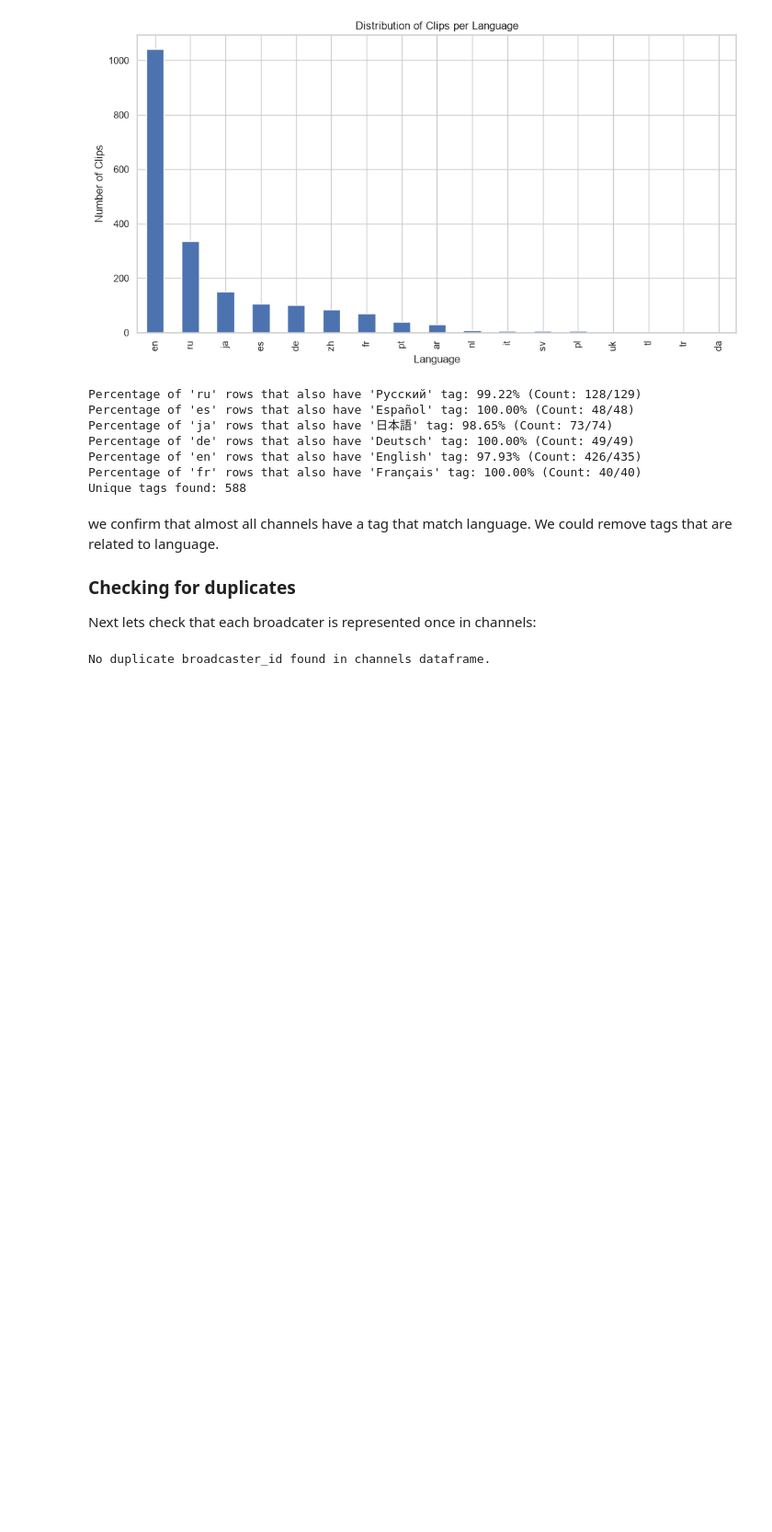
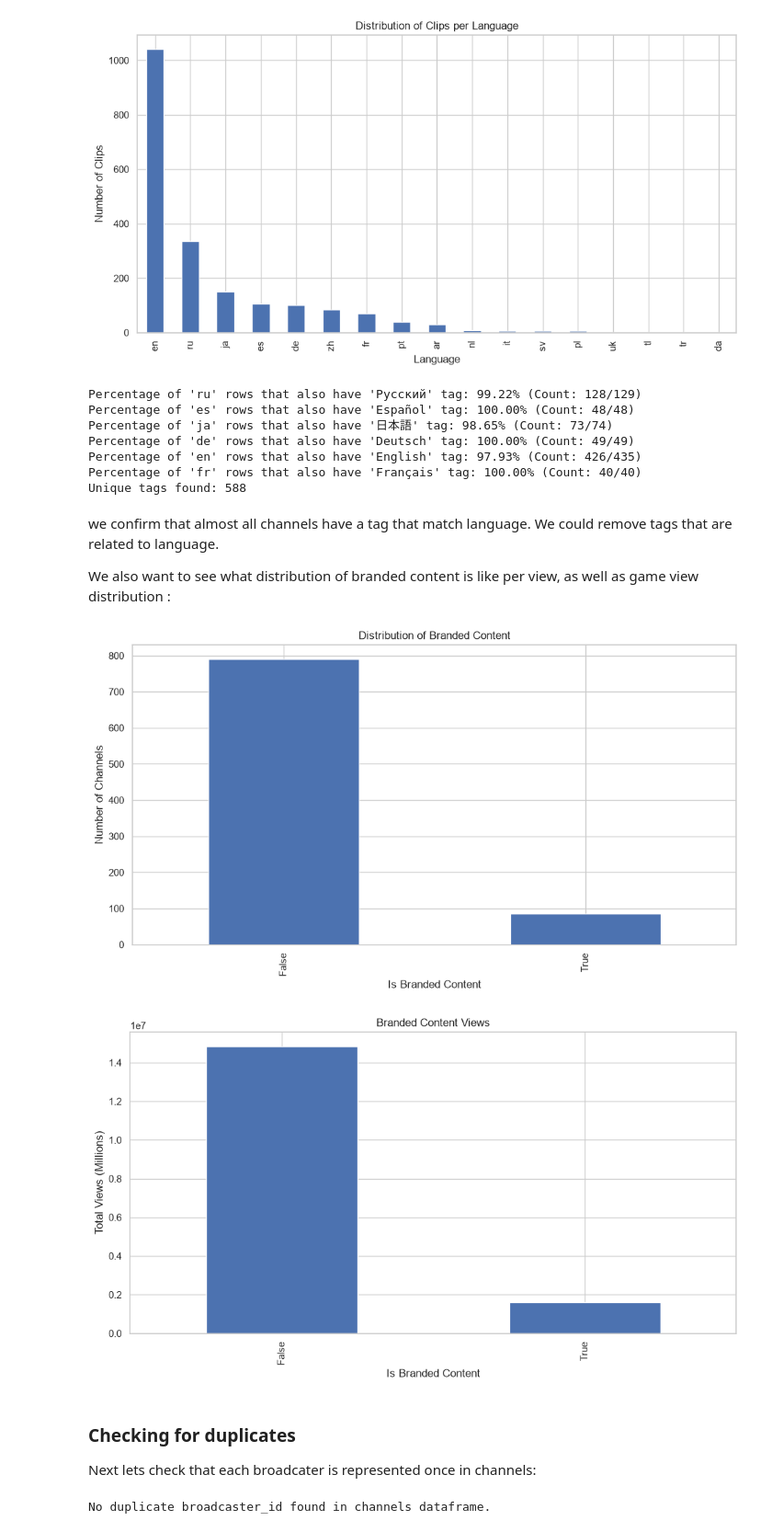
Before and after one commit to Alexandre-Cholat/twitch_live_datacq, a Jupyter notebook: notebooks/exploratory_data_analysis.ipynb, the cells around one changed output. Shown at 92% size. Drawn from its saved outputs; the diff is of its cells as text; code cells hidden in the pictures; blank space fills up the shorter version.

Commit message:
branded content histogram

```diff
--- a/notebooks/exploratory_data_analysis.ipynb
+++ b/notebooks/exploratory_data_analysis.ipynb
@@ -325,9 +325,38 @@ Percentage of 'de' rows that also have 'Deutsch' tag: 100.00% (Count: 49/49)
 Percentage of 'en' rows that also have 'English' tag: 97.93% (Count: 426/435)
 Percentage of 'fr' rows that also have 'Français' tag: 100.00% (Count: 40/40)
 Unique tags found: 588
+# %% [markdown]
+we confirm that almost all channels have a tag that match language. We could remove tags that are related to language.
+
+
+We also want to see what distribution of branded content is like per view, as well as game view distribution :
+# %%
+# branded content histogram
+
+branded_content_counts = chdf['is_branded_content'].explode().value_counts()
+
+plt.figure(figsize=(12, 6))
+branded_content_counts.plot(kind="bar")
+plt.title("Distribution of Branded Content")
+plt.xlabel("Is Branded Content")
+plt.ylabel("Number of Channels")
+plt.show()
+
+# branded content per view
+# join channels and clips dataframes on broadcaster_id
+merged_df = pd.merge(cdf, chdf, on='broadcaster_id', how='left')
+branded_content_views = merged_df.groupby('is_branded_content')['view_count'].sum()
+
+plt.figure(figsize=(12, 6))
+branded_content_views.plot(kind="bar")
+plt.title("Branded Content Views")
+plt.xlabel("Is Branded Content")
+plt.ylabel("Total Views (Millions)")
+plt.show()
+# %% [output]
+[figure, added]
+[figure, added]
 # %% [markdown]
-we confirm that almost all channels have a tag that match language. We could remove tags that are related to language.
-
 ### Checking for duplicates
 Next lets check that each broadcater is represented once in channels:
 # %%
```
